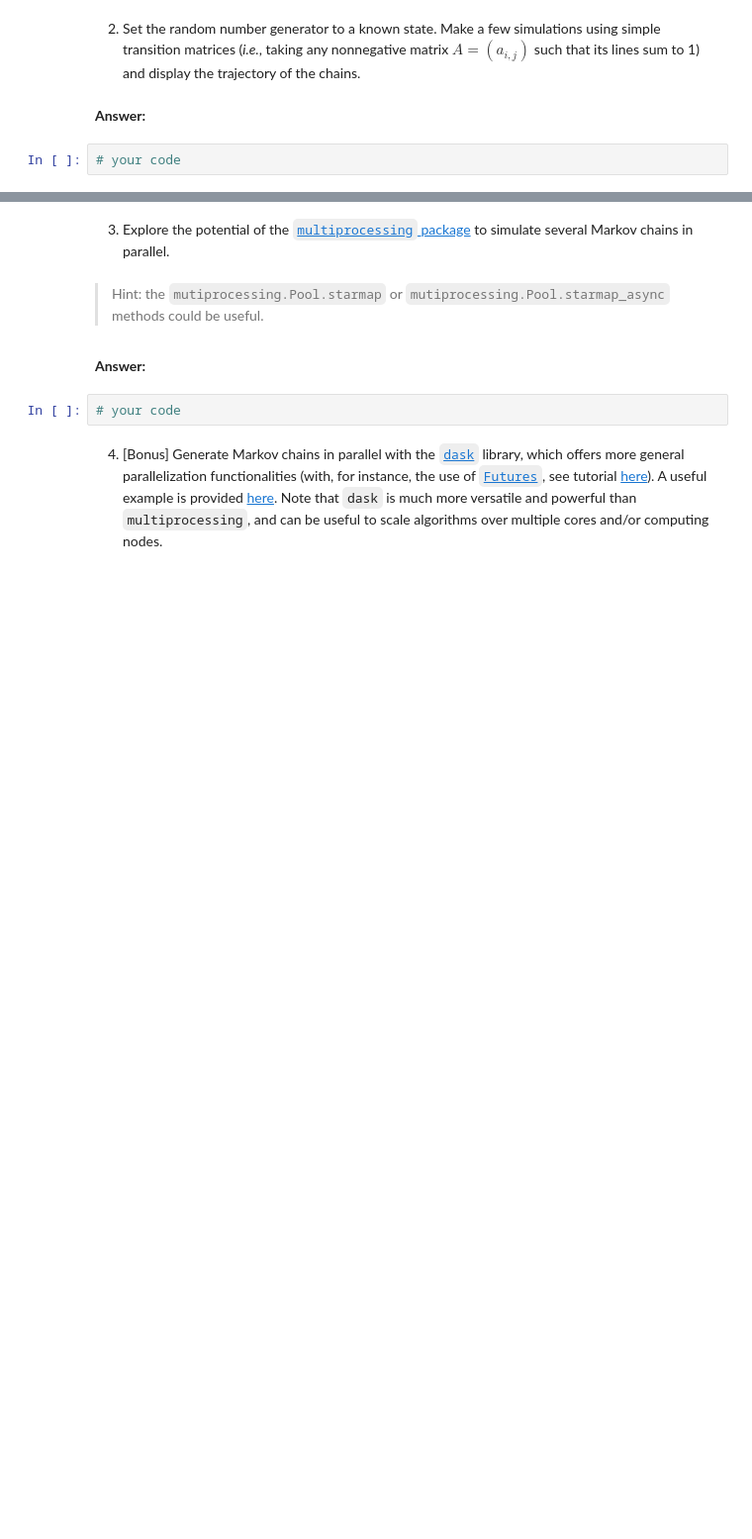
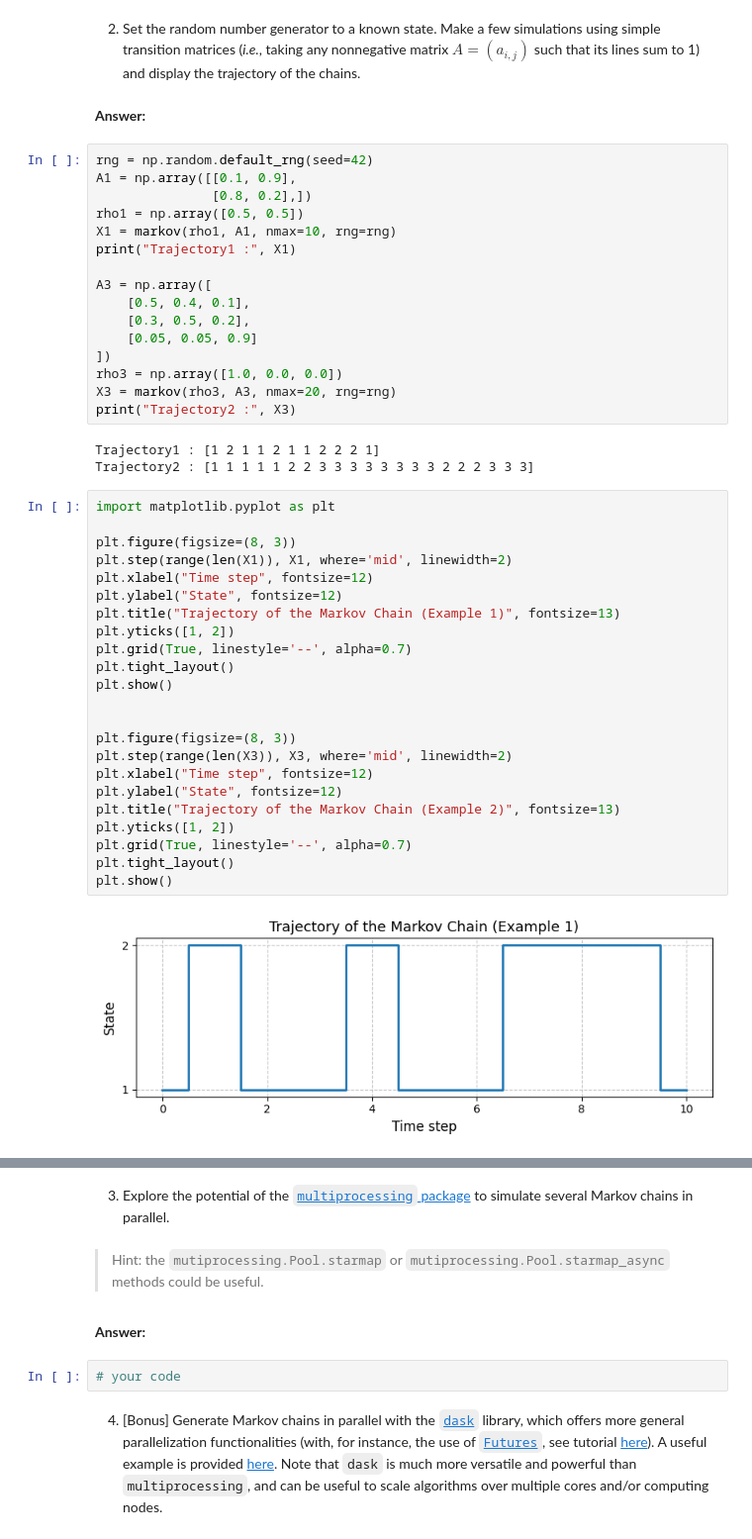
Before and after one commit to farahamorri/python_sdia, a Jupyter notebook: Labs/Lab5/lab5.ipynb, the cells around one changed output, grey strips where cells are left out. Shown at 99% size. Saved outputs shown, nothing was run; the diff lists cells and outputs as text; blank space fills up the shorter version.

Commit message:
lab5 + markov chain examples

```diff
--- a/Labs/Lab5/lab5.ipynb
+++ b/Labs/Lab5/lab5.ipynb
@@ -250,5 +269,47 @@ def markov(rho, A, nmax, rng):
 2. Set the random number generator to a known state. Make a few simulations using simple transition matrices (*i.e.*, taking any nonnegative matrix $A=(a_{i,j})$ such that its lines sum to 1) and display the trajectory of the chains.
 # %% [markdown]
 **Answer:**
-# %%
-# your code
+# %%
+rng = np.random.default_rng(seed=42)
+A1 = np.array([[0.1, 0.9],
+               [0.8, 0.2],])
+rho1 = np.array([0.5, 0.5])
+X1 = markov(rho1, A1, nmax=10, rng=rng)
+print("Trajectory1 :", X1)
+
+A3 = np.array([
+    [0.5, 0.4, 0.1],
+    [0.3, 0.5, 0.2],
+    [0.05, 0.05, 0.9]
+])
+rho3 = np.array([1.0, 0.0, 0.0])
+X3 = markov(rho3, A3, nmax=20, rng=rng)
+print("Trajectory2 :", X3)
+# %% [output]
+Trajectory1 : [1 2 1 1 2 1 1 2 2 2 1]
+Trajectory2 : [1 1 1 1 1 2 2 3 3 3 3 3 3 3 3 2 2 2 3 3 3]
+# %%
+import matplotlib.pyplot as plt
+
+plt.figure(figsize=(8, 3))
+plt.step(range(len(X1)), X1, where='mid', linewidth=2)
+plt.xlabel("Time step", fontsize=12)
+plt.ylabel("State", fontsize=12)
+plt.title("Trajectory of the Markov Chain (Example 1)", fontsize=13)
+plt.yticks([1, 2])
+plt.grid(True, linestyle='--', alpha=0.7)
+plt.tight_layout()
+plt.show()
+
+
+plt.figure(figsize=(8, 3))
+plt.step(range(len(X3)), X3, where='mid', linewidth=2)
+plt.xlabel("Time step", fontsize=12)
+plt.ylabel("State", fontsize=12)
+plt.title("Trajectory of the Markov Chain (Example 2)", fontsize=13)
+plt.yticks([1, 2])
+plt.grid(True, linestyle='--', alpha=0.7)
+plt.tight_layout()
+plt.show()
+# %% [output]
+[figure, added]
```
Also changed, not shown: parts of 2 cells of this notebook.
